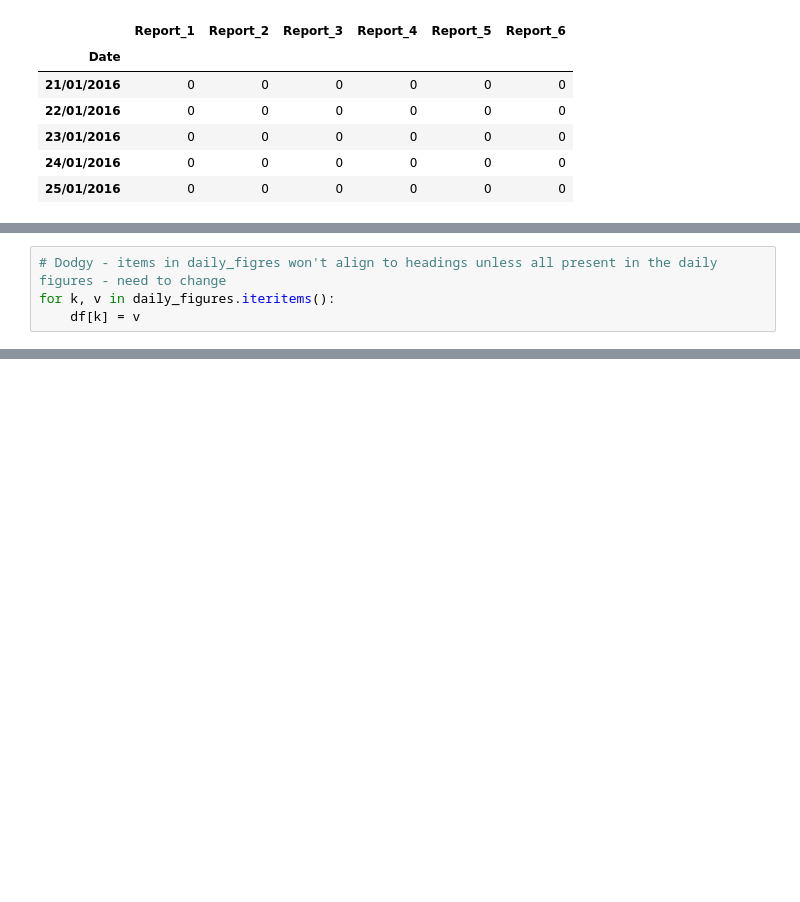
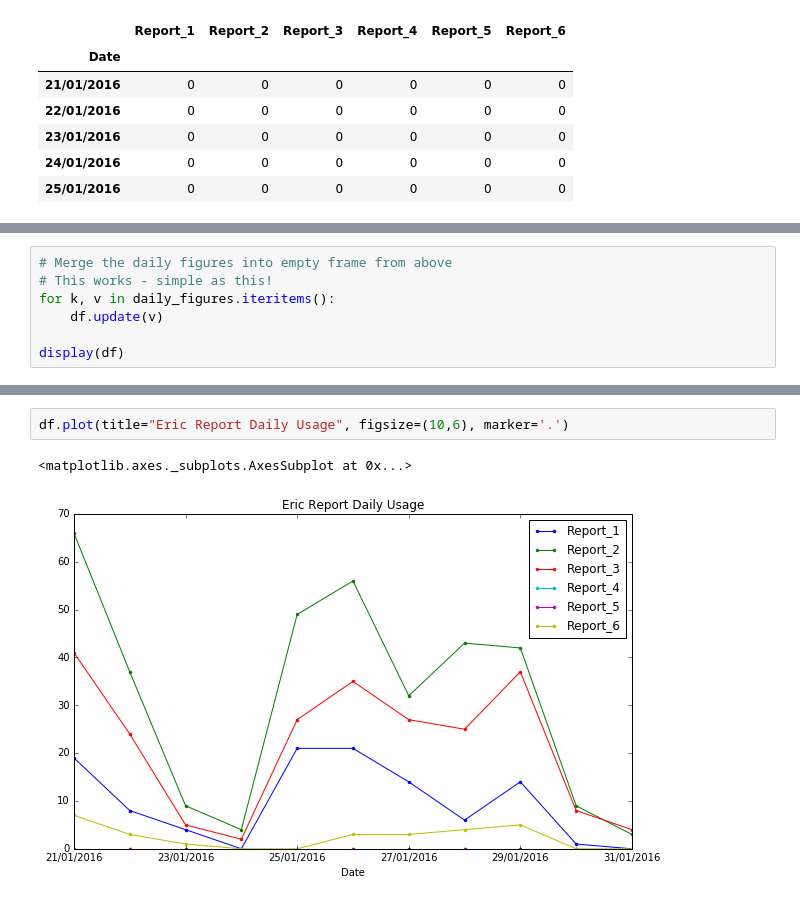
Before and after one commit to alanmaydwell/jupyter_scribblings, a Jupyter notebook: EricFrequency/EricReportUsage.ipynb, the cells around one changed output, grey strips where cells are left out. Cells and saved outputs as stored; diff of their text form; blank space fills up the shorter version.

```diff
--- a/EricFrequency/EricReportUsage.ipynb
+++ b/EricFrequency/EricReportUsage.ipynb
@@ -131,4 +136,0 @@ Now want to merge the extracted daily figures into the right places in the above
-# %%
-# Dodgy - items in daily_figres won't align to headings unless all present in the daily figures - need to change
-for k, v in daily_figures.iteritems():
-    df[k] = v
@@ -149,0 +137,7 @@ for k, v in daily_figures.iteritems():
+# %%
+# Merge the daily figures into empty frame from above
+# This works - simple as this!
+for k, v in daily_figures.iteritems():
+    df.update(v)
+
+display(df)
@@ -149,0 +158,5 @@ for k, v in daily_figures.iteritems():
+# %%
+df.plot(title="Eric Report Daily Usage", figsize=(10,6), marker='.')
+# %% [output]
+<matplotlib.axes._subplots.AxesSubplot at 0x...>
+[figure, added]
```
Also changed, not shown: parts of 10 cells of this notebook.
